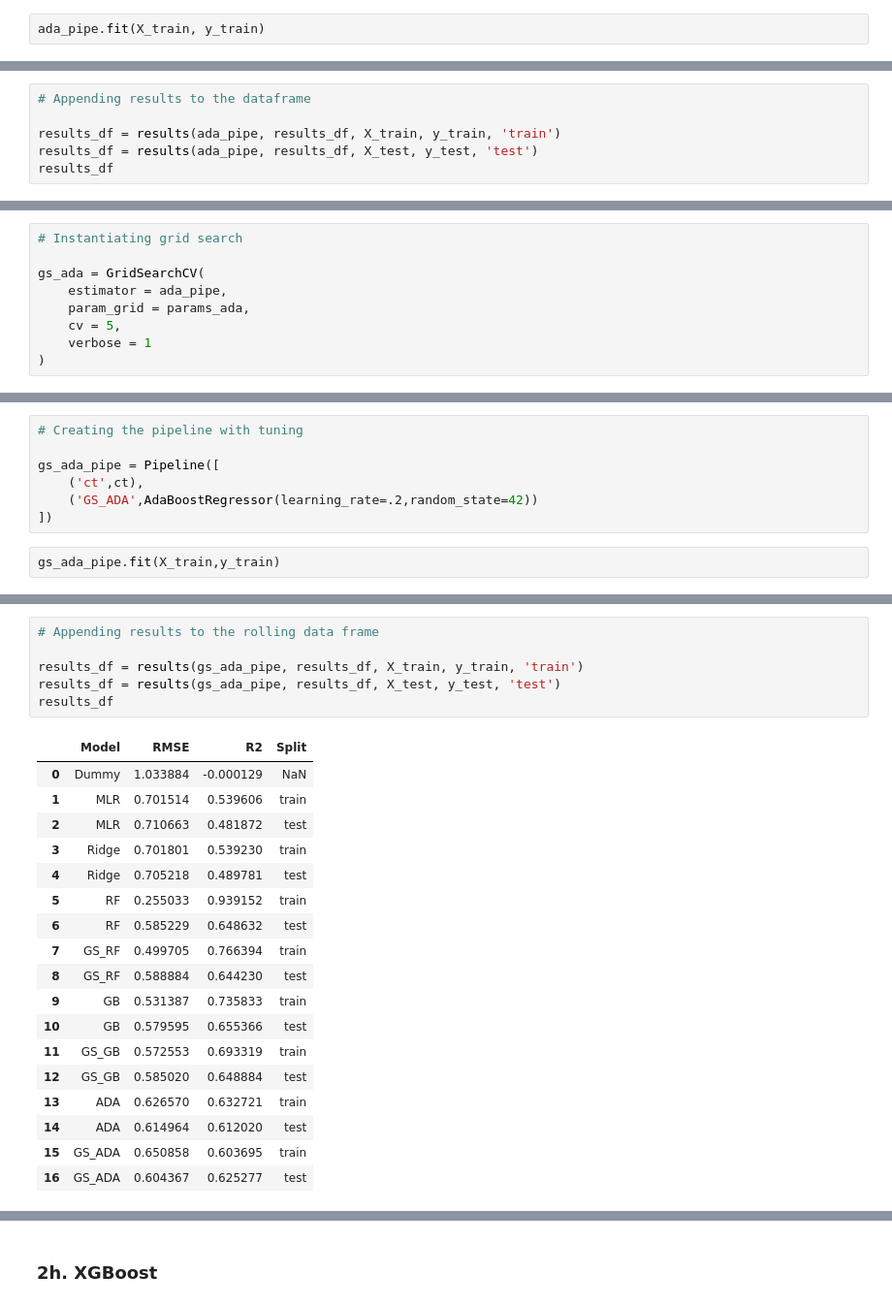
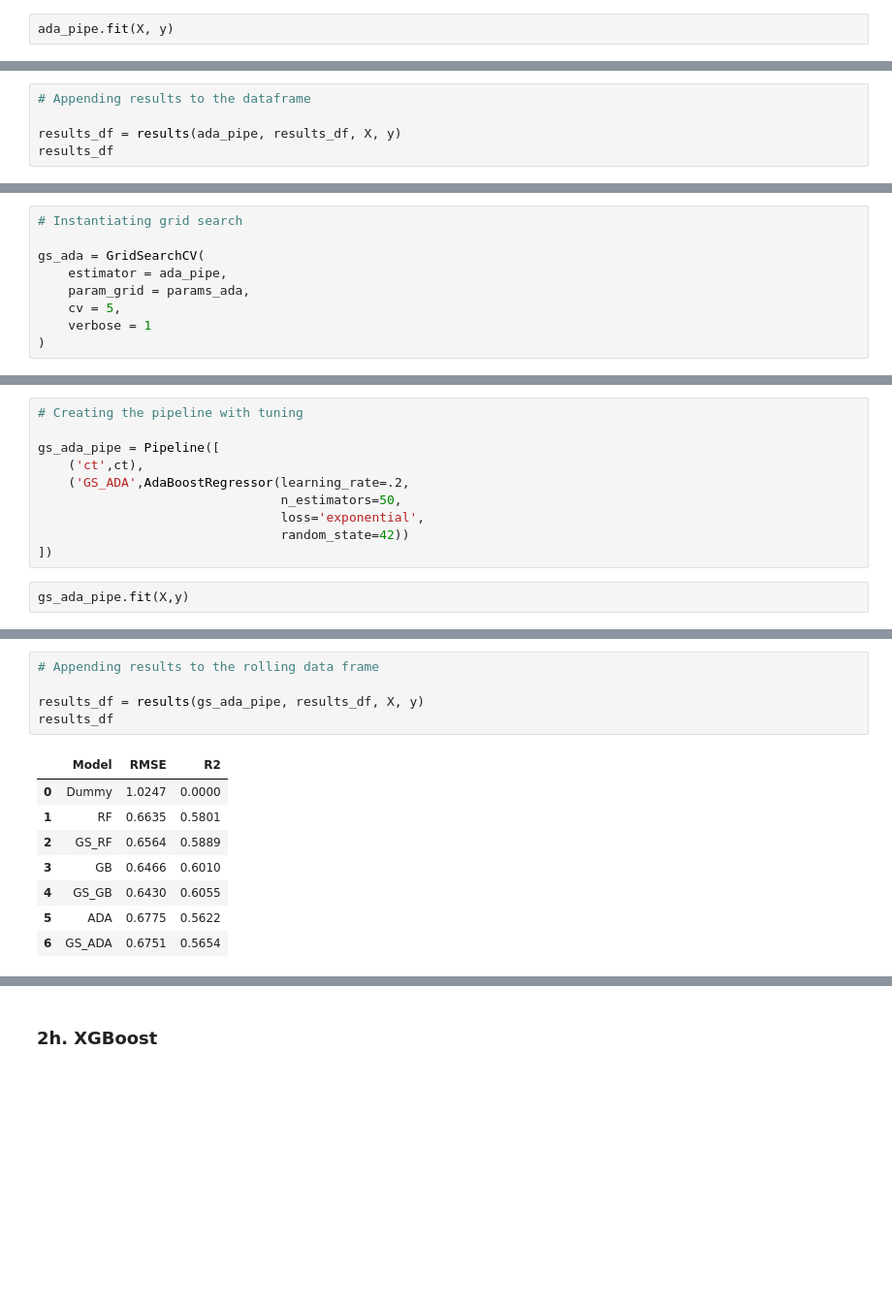
Before and after one commit to ahendricks2/EssayKeystrokes, a Jupyter notebook: Modeling_Notebook.ipynb, the cells around one changed output, grey strips where cells are left out. Shown at 97% size. Cells and saved outputs as stored; diff of their text form; blank space fills up the shorter version.

```diff
--- a/Modeling_Notebook.ipynb
+++ b/Modeling_Notebook.ipynb
@@ -769,6 +543,6 @@ ada_pipe = Pipeline([
     ('ADA', AdaBoostRegressor(random_state=42))
 ])
 # %%
-ada_pipe.fit(X_train, y_train)
+ada_pipe.fit(X, y)
 # %% [output]
 Pipeline(steps=[('ct',
@@ -790,7 +560,6 @@ Pipeline(steps=[('ct',
 # %%
 # Appending results to the dataframe
 
-results_df = results(ada_pipe, results_df, X_train, y_train, 'train')
-results_df = results(ada_pipe, results_df, X_test, y_test, 'test')
+results_df = results(ada_pipe, results_df, X, y)
 results_df
 # %% [output]
@@ -834,9 +596,12 @@ gs_ada = GridSearchCV(
 
 gs_ada_pipe = Pipeline([
     ('ct',ct),
-    ('GS_ADA',AdaBoostRegressor(learning_rate=.2,random_state=42))
+    ('GS_ADA',AdaBoostRegressor(learning_rate=.2,
+                                n_estimators=50,
+                                loss='exponential',
+                                random_state=42))
 ])
 # %%
-gs_ada_pipe.fit(X_train,y_train)
+gs_ada_pipe.fit(X,y)
 # %% [output]
 Pipeline(steps=[('ct',
@@ -859,26 +621,15 @@ Pipeline(steps=[('ct',
 # %%
 # Appending results to the rolling data frame
 
-results_df = results(gs_ada_pipe, results_df, X_train, y_train, 'train')
-results_df = results(gs_ada_pipe, results_df, X_test, y_test, 'test')
+results_df = results(gs_ada_pipe, results_df, X, y)
 results_df
 # %% [output]
-|  | Model | RMSE | R2 | Split |
-| 0 | Dummy | 1.033884 | -0.000129 | NaN |
-| 1 | MLR | 0.701514 | 0.539606 | train |
-| 2 | MLR | 0.710663 | 0.481872 | test |
-| 3 | Ridge | 0.701801 | 0.539230 | train |
-| 4 | Ridge | 0.705218 | 0.489781 | test |
-| 5 | RF | 0.255033 | 0.939152 | train |
-| 6 | RF | 0.585229 | 0.648632 | test |
-| 7 | GS_RF | 0.499705 | 0.766394 | train |
-| 8 | GS_RF | 0.588884 | 0.644230 | test |
-| 9 | GB | 0.531387 | 0.735833 | train |
-| 10 | GB | 0.579595 | 0.655366 | test |
-| 11 | GS_GB | 0.572553 | 0.693319 | train |
-| 12 | GS_GB | 0.585020 | 0.648884 | test |
-| 13 | ADA | 0.626570 | 0.632721 | train |
-| 14 | ADA | 0.614964 | 0.612020 | test |
-| 15 | GS_ADA | 0.650858 | 0.603695 | train |
-| 16 | GS_ADA | 0.604367 | 0.625277 | test |
+|  | Model | RMSE | R2 |
+| 0 | Dummy | 1.0247 | 0.0000 |
+| 1 | RF | 0.6635 | 0.5801 |
+| 2 | GS_RF | 0.6564 | 0.5889 |
+| 3 | GB | 0.6466 | 0.6010 |
+| 4 | GS_GB | 0.6430 | 0.6055 |
+| 5 | ADA | 0.6775 | 0.5622 |
+| 6 | GS_ADA | 0.6751 | 0.5654 |
 # %% [markdown]
```
Also changed, not shown: parts of 165 cells of this notebook.
